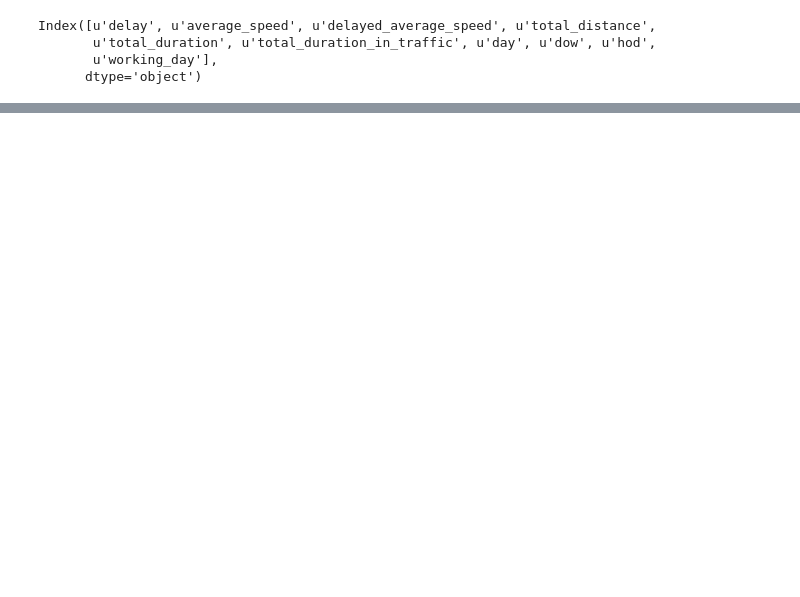
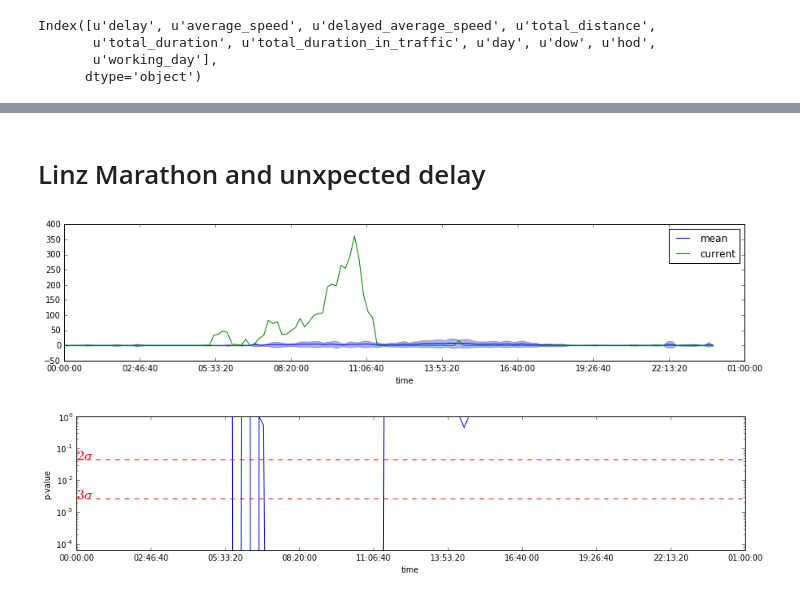
Before and after one commit to yhaddad/traffic-analysis-linz, a Jupyter notebook: 2-unexpected-event-detection.ipynb, the cells around one changed output, grey strips where cells are left out. Saved outputs shown, nothing was run; the diff lists cells and outputs as text; code cells hidden in the pictures; blank space fills up the shorter version.

```diff
--- a/2-unexpected-event-detection.ipynb
+++ b/2-unexpected-event-detection.ipynb
@@ -74,0 +104,56 @@ plt.show()
+# %% [markdown]
+# Linz Marathon and unxpected delay
+# %%
+h_data = df['2017-02-01':'2017-04-08'].copy()
+c_data = df['2017-04-09':'2017-04-09'].copy()
+
+h_data['tod'] = h_data.index.time
+c_data['tod'] = c_data.index.time
+
+mean_wod = h_data[h_data.working_day == True  ].groupby('tod').mean().reset_index()
+mean_wnd = h_data[h_data.working_day == False ].groupby('tod').mean().reset_index()
+
+std_wod  = h_data[['tod','delay']][h_data.working_day == True  ].groupby('tod').std().reset_index()
+std_wnd  = h_data[['tod','delay']][h_data.working_day == False ].groupby('tod').std().reset_index()
+
+c_data['delta'] = np.zeros(c_data.shape[0])
+c_data['delay_std' ] = np.zeros(c_data.shape[0])
+c_data['delay_mean'] = np.zeros(c_data.shape[0])
+
+for i in range(0,mean_wod.tod.shape[0]):
+    #c_data.loc[(c_data.tod == mean_wod.tod[i] ) & (c_data.working_day == True), 'delta'     ] = c_data[(c_data.tod == mean_wod.tod[i] ) & (c_data.working_day == True)].delay - mean_wod.delay[i]
+    c_data.loc[(c_data.tod == std_wod.tod[i] ) & (c_data.working_day == True), 'delay_std' ]  = std_wod.delay[i]
+    c_data.loc[(c_data.tod == mean_wod.tod[i] ) & (c_data.working_day == True), 'delay_mean'] = mean_wod.delay[i]
+
+for i in range(0,mean_wod.tod.shape[0]):
+    #c_data.loc[(c_data.tod == mean_wnd.tod[i] ) & (c_data.working_day == False),'delta'     ] = c_data[(c_data.tod == mean_wnd.tod[i] ) & (c_data.working_day == False)].delay - mean_wnd.delay[i]
+    c_data.loc[(c_data.tod == std_wnd.tod[i] ) & (c_data.working_day == False),'delay_std' ]  = std_wnd.delay[i]
+    c_data.loc[(c_data.tod == mean_wnd.tod[i] ) & (c_data.working_day == False),'delay_mean'] = mean_wnd.delay[i]
+
+c_data['delta'] = c_data.delay - c_data.delay_mean
+c_data.loc[c_data.delta  < 0, 'delta' ] = 0
+
+plt.figure(figsize=(15,3))
+plt.plot(mean_wnd.tod.values, mean_wnd.delay, label = 'mean')
+plt.fill_between(mean_wnd.tod.values,
+                 (mean_wnd.delay - std_wnd.delay),
+                 (mean_wnd.delay + std_wnd.delay),
+                 alpha=0.3)
+plt.plot(c_data.tod, c_data.delay, label = 'current')
+plt.legend()
+plt.show()
+
+plt.figure(figsize=(15,3))
+c_data['unexpected_event'] = [norm.sf(c_data.delta[i]/c_data.delay_std[i])*2 if c_data.delay_std[i]!=0 else 1 for i in range(c_data.delay_std.shape[0])]
+plt.plot(c_data.tod,c_data.unexpected_event, label = 'difference')
+plt.axhline(y=norm.sf(2)*2, ls='--', c='red')
+plt.axhline(y=norm.sf(3)*2, ls='--', c='red')
+plt.text(0,norm.sf(2)*2, '$2\sigma$', rotation=0, fontsize=18, color='red')
+plt.text(0,norm.sf(3)*2, '$3\sigma$', rotation=0, fontsize=18, color='red')
+plt.ylabel('p-value')
+plt.ylim([norm.sf(4)*2, 1])
+plt.yscale('log')
+plt.show()
+# %% [output]
+[figure, added]
+[figure, added]
```
Also changed, not shown: parts of 10 cells of this notebook, 4 other files.
